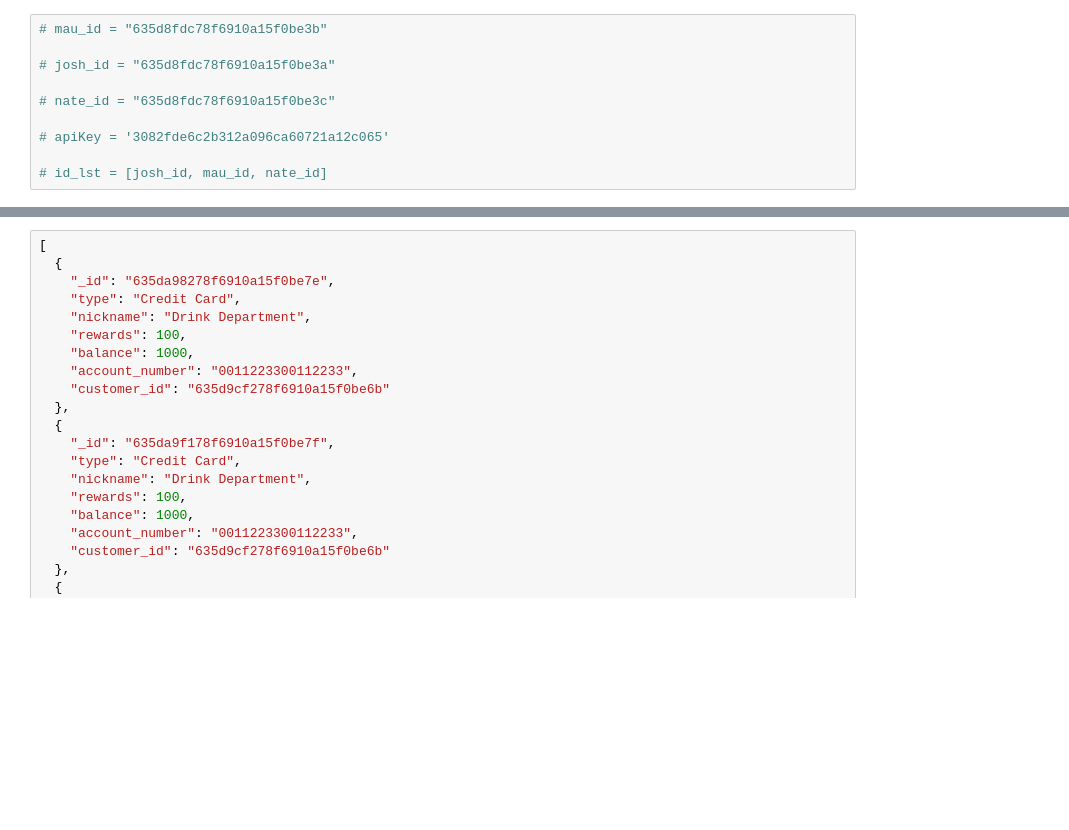
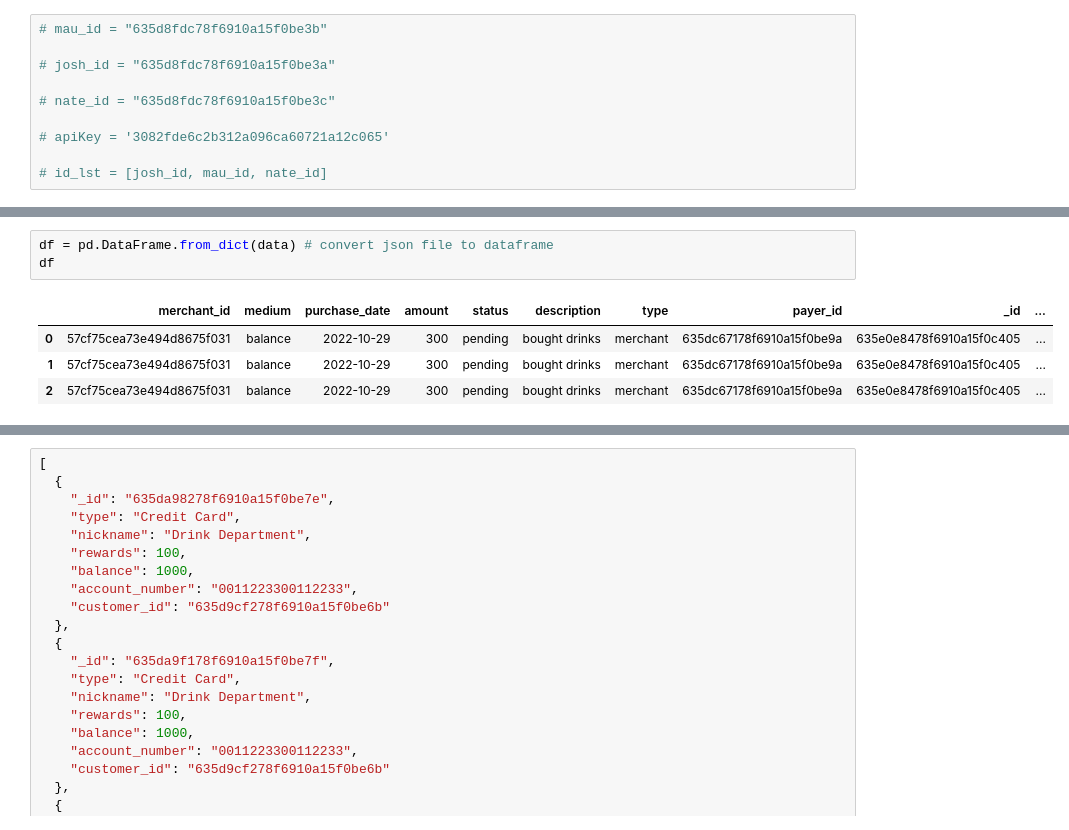
Before and after one commit to LinqingZ/financial_dashboard, a Jupyter notebook: findash_test.ipynb, the cells around one changed output, grey strips where cells are left out. Saved outputs shown, nothing was run; the diff lists cells and outputs as text; blank space fills up the shorter version.

```diff
--- a/findash_test.ipynb
+++ b/findash_test.ipynb
@@ -215,0 +286,8 @@ for i in josh_pur_details_list:
+# %%
+df = pd.DataFrame.from_dict(data) # convert json file to dataframe
+df
+# %% [output]
+|  | merchant_id | medium | purchase_date | amount | status | description | type | payer_id | _id | ... |
+| 0 | 57cf75cea73e494d8675f031 | balance | 2022-10-29 | 300 | pending | bought drinks | merchant | 635dc67178f6910a15f0be9a | 635e0e8478f6910a15f0c405 | ... |
+| 1 | 57cf75cea73e494d8675f031 | balance | 2022-10-29 | 300 | pending | bought drinks | merchant | 635dc67178f6910a15f0be9a | 635e0e8478f6910a15f0c405 | ... |
+| 2 | 57cf75cea73e494d8675f031 | balance | 2022-10-29 | 300 | pending | bought drinks | merchant | 635dc67178f6910a15f0be9a | 635e0e8478f6910a15f0c405 | ... |
```
Also changed, not shown: parts of 28 cells of this notebook.
